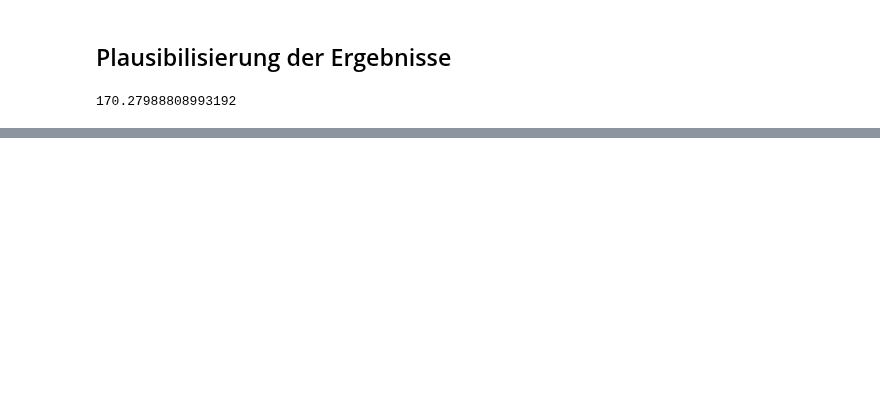
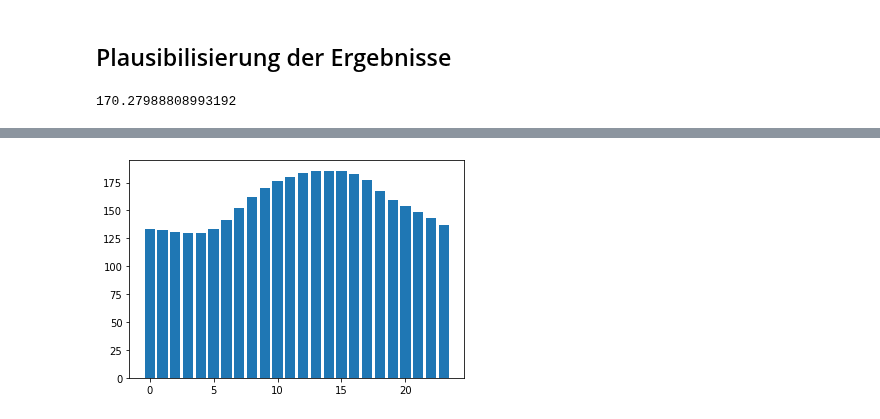
Before and after one commit to juebrauer/central, a Jupyter notebook: 033_data_science_gebaeudedaten/analyse_gebaeudedaten_webinarvorlage.ipynb, the cells around one changed output, grey strips where cells are left out. Cells and saved outputs as stored; diff of their text form; code cells hidden in the pictures; blank space fills up the shorter version.

```diff
--- a/033_data_science_gebaeudedaten/analyse_gebaeudedaten_webinarvorlage.ipynb
+++ b/033_data_science_gebaeudedaten/analyse_gebaeudedaten_webinarvorlage.ipynb
@@ -433,0 +546,3 @@ t_stromverbrauch_nach_gebaeudeart.loc["Office"]["strom_pro_qm"] * 24 * 365
+# %%
+bueros = list(t_gebaeude.query("primary_use=='Office'")["building_id"])
+bueros[:20]
@@ -433,0 +569,3 @@ t_stromverbrauch_nach_gebaeudeart.loc["Office"]["strom_pro_qm"] * 24 * 365
+# %%
+t_zaehler_nur_bueros = t_zaehler[ t_zaehler["building_id"].isin( bueros ) ]
+t_zaehler_nur_bueros
@@ -433,0 +587,3 @@ t_stromverbrauch_nach_gebaeudeart.loc["Office"]["strom_pro_qm"] * 24 * 365
+# %%
+t_nur_bueros_strom = t_zaehler_nur_bueros.query("meter == 0")
+t_nur_bueros_strom
@@ -433,0 +630,9 @@ t_stromverbrauch_nach_gebaeudeart.loc["Office"]["strom_pro_qm"] * 24 * 365
+# %%
+stunden = []
+verbrauch = []
+
+for stunde in range(0,24):
+    mittlerer_stromverbrauch = t_nur_bueros_strom.between_time(f"{stunde}:00:00", f"{stunde}:59:00")["meter_reading"].mean()
+    print(stunde, "-->", mittlerer_stromverbrauch, "kWh")
+    stunden.append( stunde )
+    verbrauch.append( mittlerer_stromverbrauch )
@@ -433,0 +657,5 @@ t_stromverbrauch_nach_gebaeudeart.loc["Office"]["strom_pro_qm"] * 24 * 365
+# %%
+plt.bar(stunden, verbrauch)
+plt.show()
+# %% [output]
+[figure, added]
```
Also changed, not shown: parts of 38 cells of this notebook.
